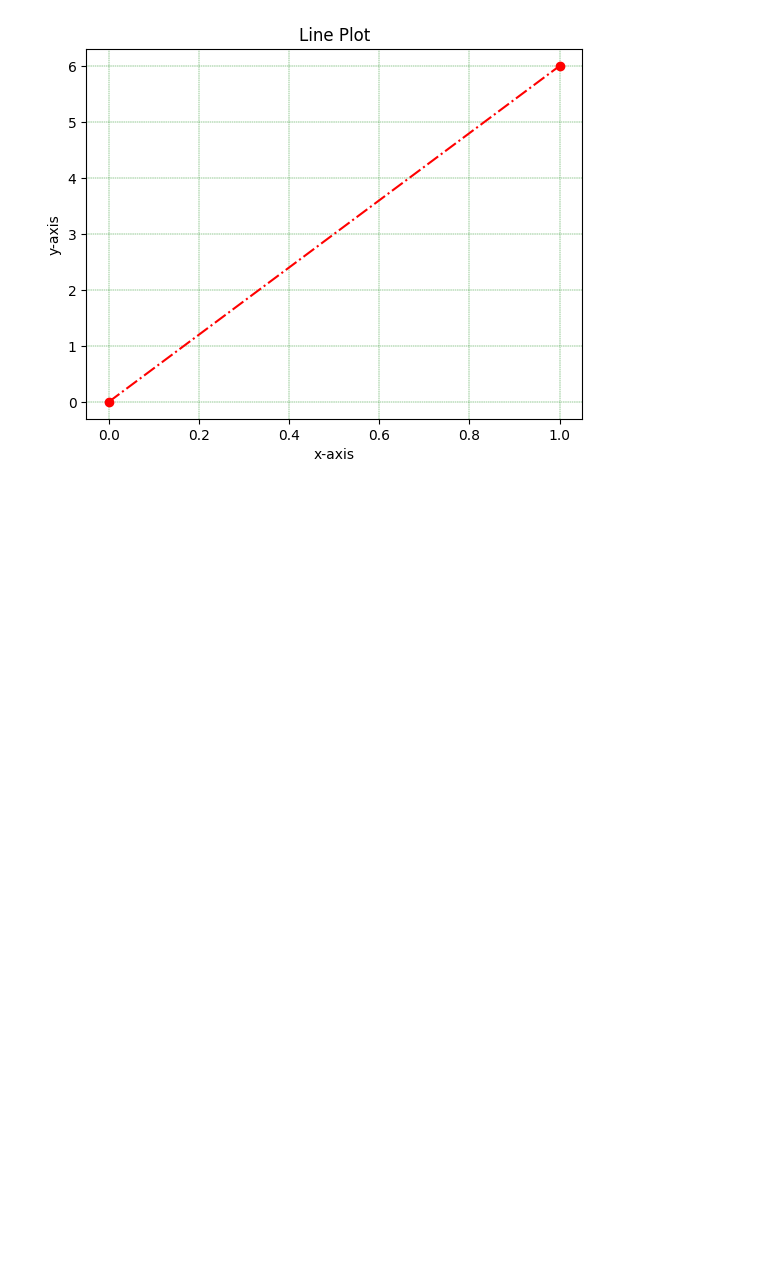
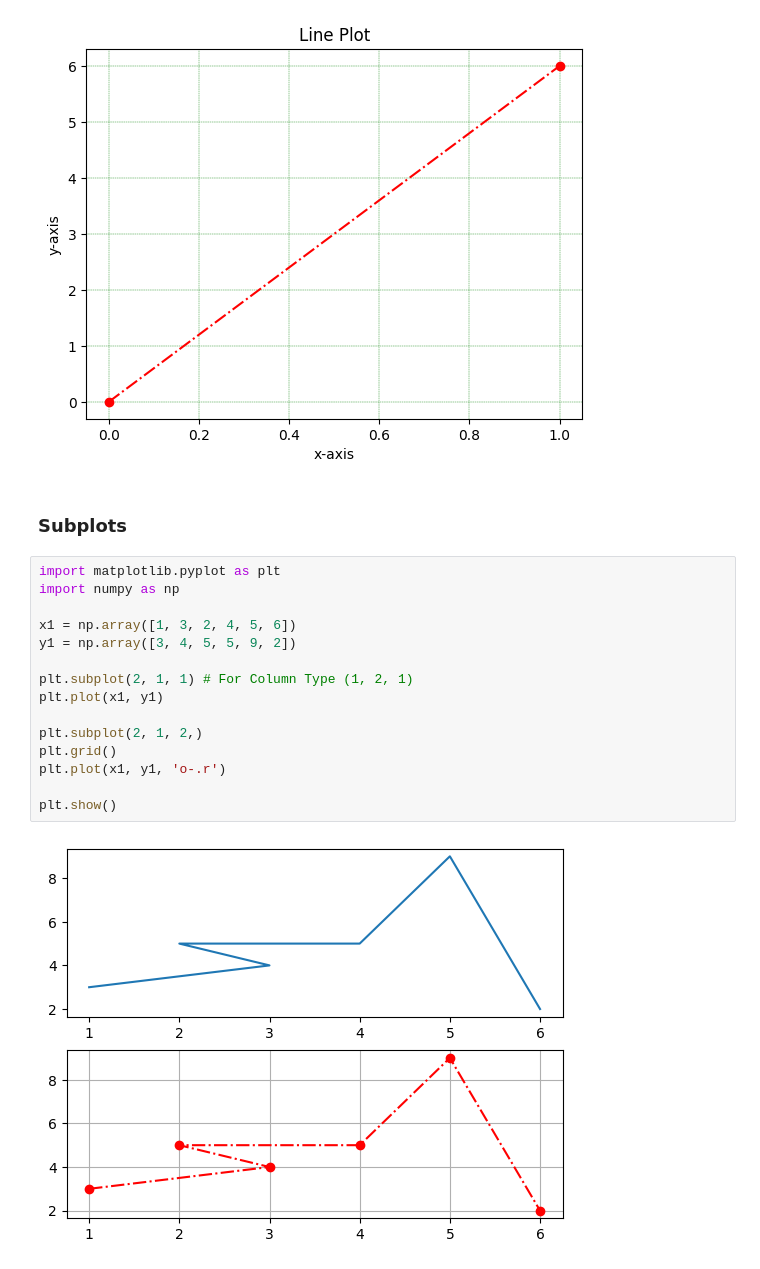
Before and after one commit to CodeQ-av/Python, a Jupyter notebook: matPlotLib.ipynb, the cells around one changed output. Saved outputs shown, nothing was run; the diff lists cells and outputs as text; blank space fills up the shorter version.

```diff
--- a/matPlotLib.ipynb
+++ b/matPlotLib.ipynb
@@ -41,3 +41,22 @@ plt.plot(xPoint, 'o-.r')
 plt.show()
 # %% [output]
 [figure]
+# %% [markdown]
+### Subplots
+# %%
+import matplotlib.pyplot as plt
+import numpy as np
+
+x1 = np.array([1, 3, 2, 4, 5, 6])
+y1 = np.array([3, 4, 5, 5, 9, 2])
+
+plt.subplot(2, 1, 1) # For Column Type (1, 2, 1)
+plt.plot(x1, y1)
+
+plt.subplot(2, 1, 2,)
+plt.grid()
+plt.plot(x1, y1, 'o-.r')
+
+plt.show()
+# %% [output]
+[figure, added]
```
Also changed, not shown: parts of 9 cells of this notebook, 1 other file.
